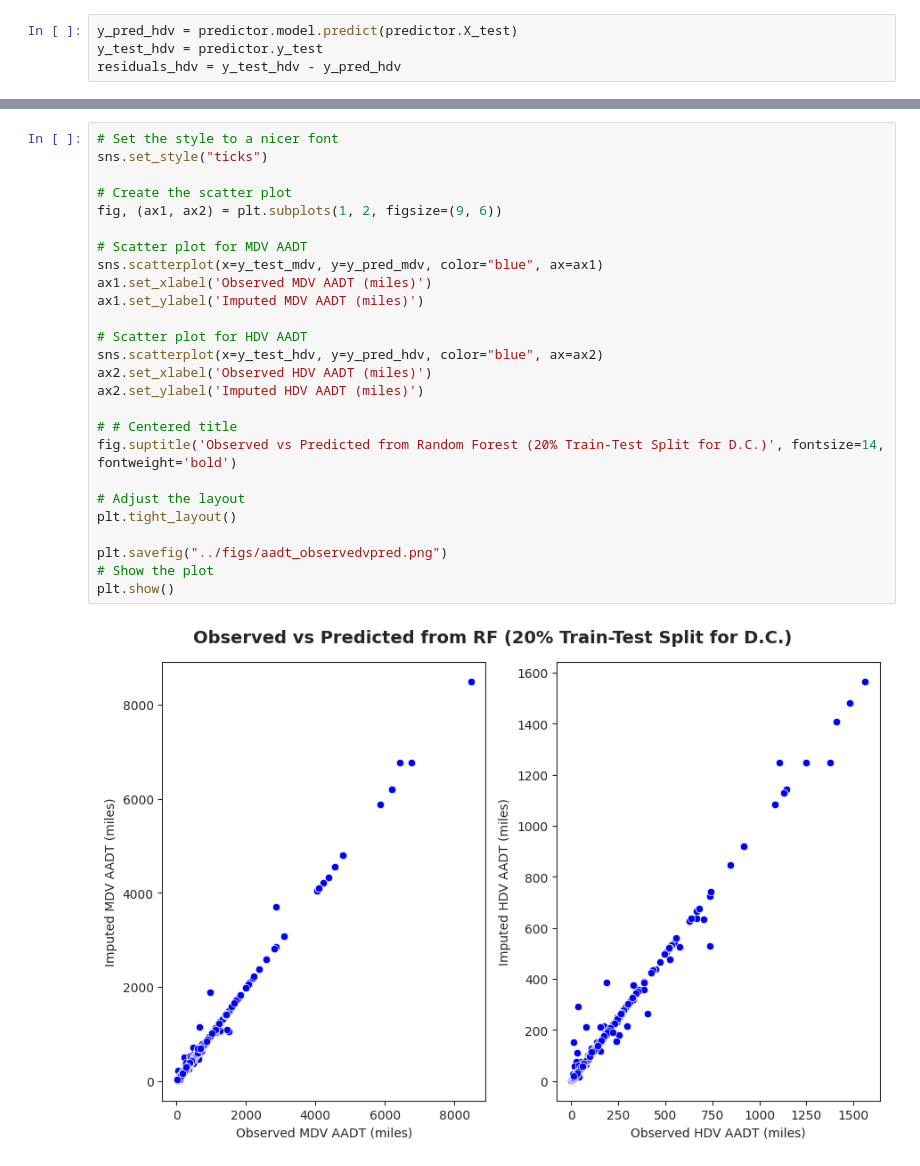
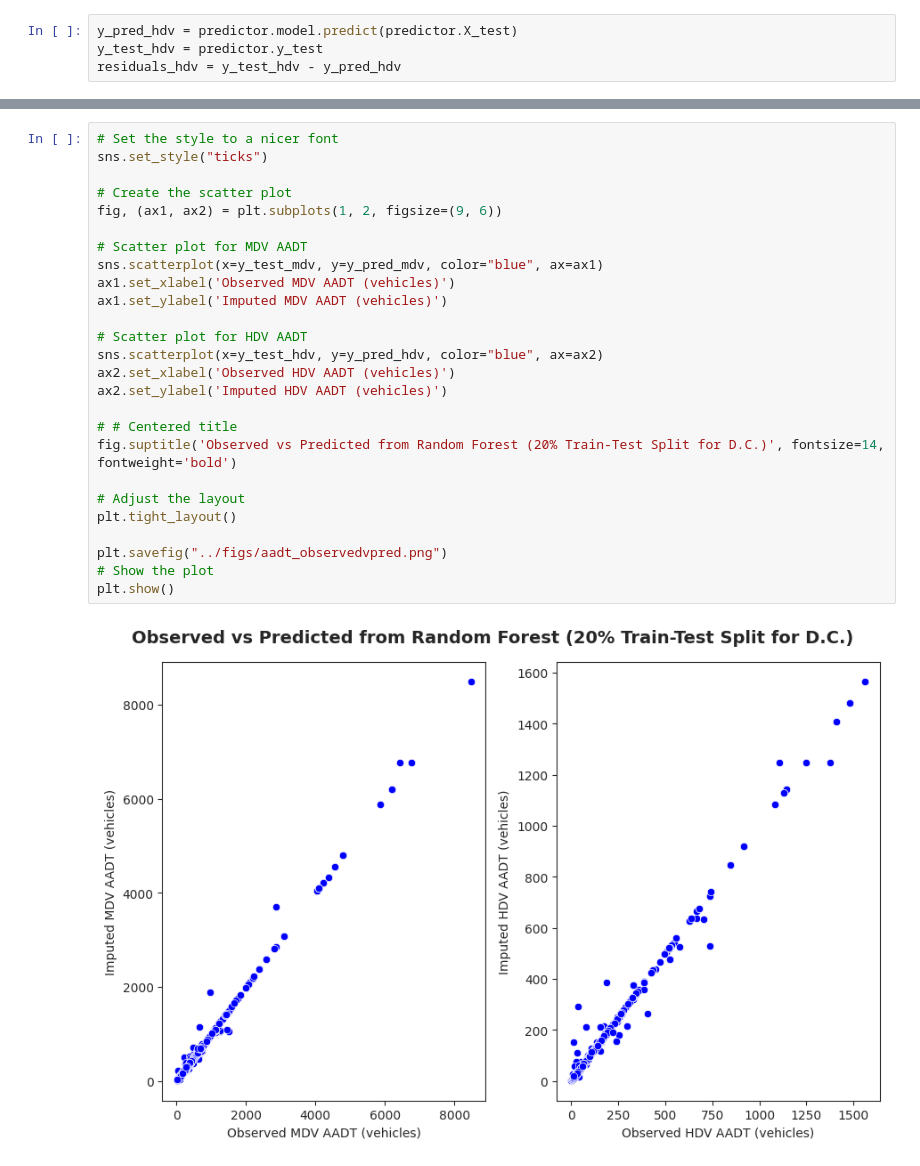
Before and after one commit to aviralchawla/HPMSTrafficData, a Jupyter notebook: src/aadt_ppc.ipynb, the cells around one changed output, grey strips where cells are left out. Saved outputs shown, nothing was run; the diff lists cells and outputs as text.

Commit message:
fix miles to vehicles for AADT

```diff
--- a/src/aadt_ppc.ipynb
+++ b/src/aadt_ppc.ipynb
@@ -243,28 +227,28 @@ plt.show()
 # %%
 # Set the style to a nicer font
 sns.set_style("ticks")
 
 # Create the scatter plot
 fig, (ax1, ax2) = plt.subplots(1, 2, figsize=(9, 6))
 
 # Scatter plot for MDV AADT
 sns.scatterplot(x=y_test_mdv, y=y_pred_mdv, color="blue", ax=ax1)
-ax1.set_xlabel('Observed MDV AADT (miles)')
-ax1.set_ylabel('Imputed MDV AADT (miles)')
+ax1.set_xlabel('Observed MDV AADT (vehicles)')
+ax1.set_ylabel('Imputed MDV AADT (vehicles)')
 
 # Scatter plot for HDV AADT
 sns.scatterplot(x=y_test_hdv, y=y_pred_hdv, color="blue", ax=ax2)
-ax2.set_xlabel('Observed HDV AADT (miles)')
-ax2.set_ylabel('Imputed HDV AADT (miles)')
+ax2.set_xlabel('Observed HDV AADT (vehicles)')
+ax2.set_ylabel('Imputed HDV AADT (vehicles)')
 
 # # Centered title
 fig.suptitle('Observed vs Predicted from Random Forest (20% Train-Test Split for D.C.)', fontsize=14, fontweight='bold')
 
 # Adjust the layout
 plt.tight_layout()
 
 plt.savefig("../figs/aadt_observedvpred.png")
 # Show the plot
 plt.show()
 # %% [output]
-[figure, old version]
+[figure, new version]
```
Also changed, not shown: parts of 5 cells of this notebook, 5 other files.
